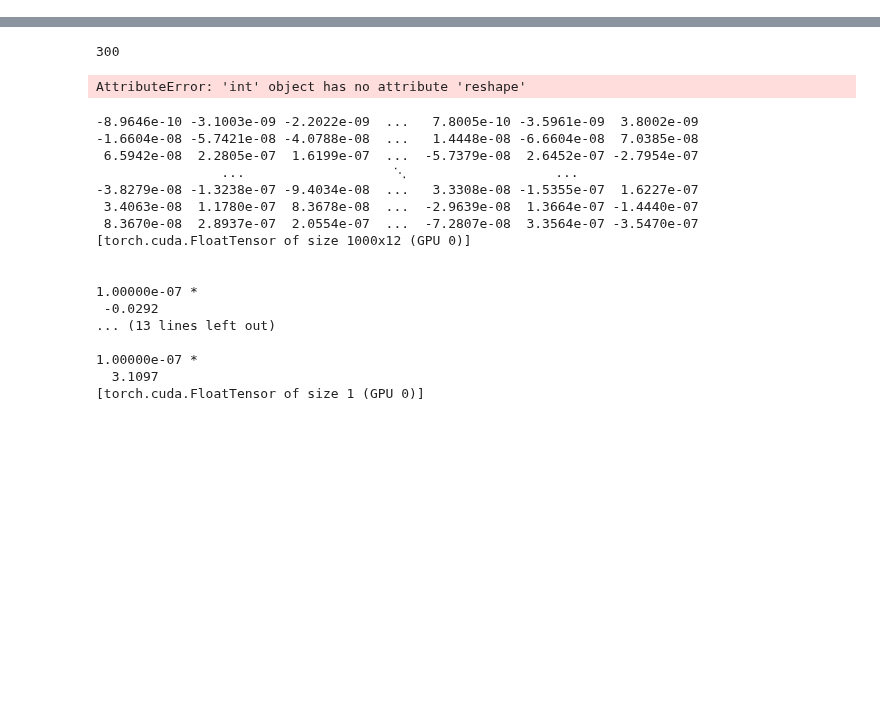
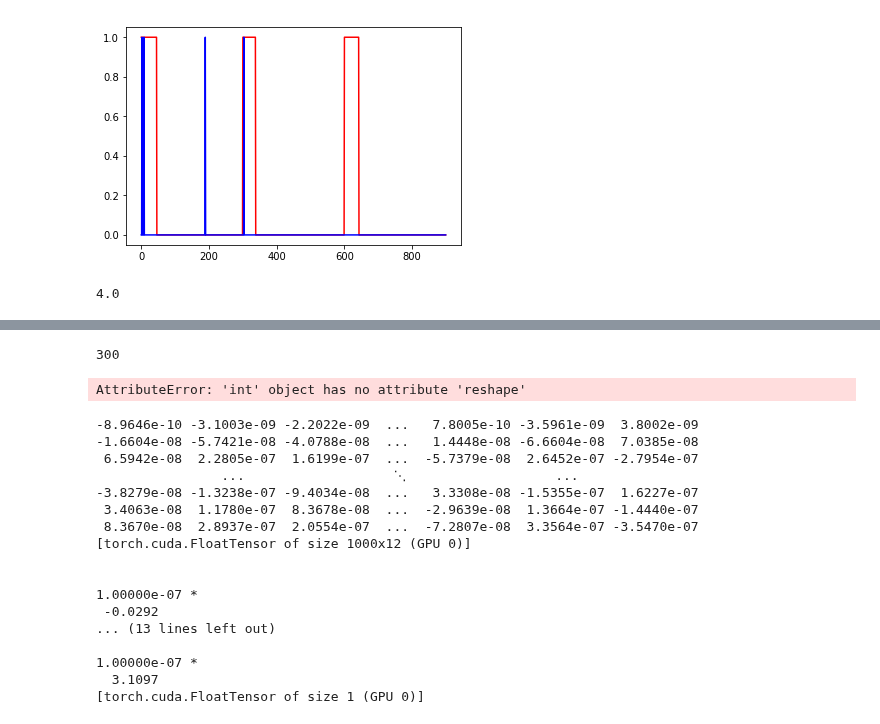
Before and after one commit to vooum/ScanCraft, a Jupyter notebook: ScanCraft/laboratory/BCELoss.ipynb, the cells around one changed output, grey strips where cells are left out. Drawn from its saved outputs; the diff is of its cells as text; code cells hidden in the pictures; blank space fills up the shorter version.

```diff
--- a/ScanCraft/laboratory/BCELoss.ipynb
+++ b/ScanCraft/laboratory/BCELoss.ipynb
@@ -3,4 +3,5 @@ import numpy
 # %%
-data1=numpy.load('./Pylon/data1.npy')
-data2=numpy.load('./Pylon/data2.npy')
-data3=numpy.load('./Pylon/data3.npy')
+test1=numpy.load('./Pylon/data1.npy')
+test2=numpy.load('./Pylon/data2.npy')
+test3=numpy.load('./Pylon/data3.npy')
+test=numpy.concatenate((test1,test2,test3))
@@ -104,3 +124,14 @@ for i in range(50000):
+# %%
+check_in=Variable(torch.FloatTensor(test[:,:-1]).cuda())
+# check_out=Variable(torch.FloatTensor(test[:,-1].reshape(300,1)).cuda())
+check_out=model(check_in).cpu().data.numpy().reshape(900,)
+plt.plot(test[:,12],c='r')
+plt.plot(check_out,c='b')
+plt.show()
+print(sum(check_out))
+# %% [output]
+[figure, added]
+4.0
 # %%
 for param in model.parameters():
     s=tuple(param.data.shape)
```
Also changed, not shown: parts of 18 cells of this notebook, 5 other files.
